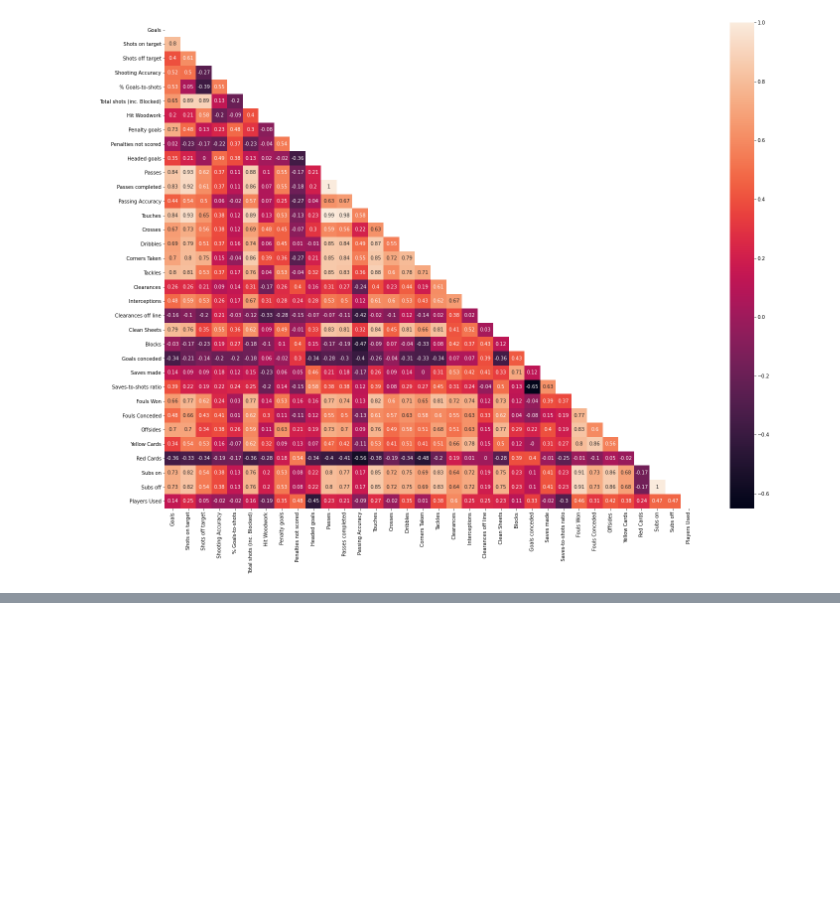
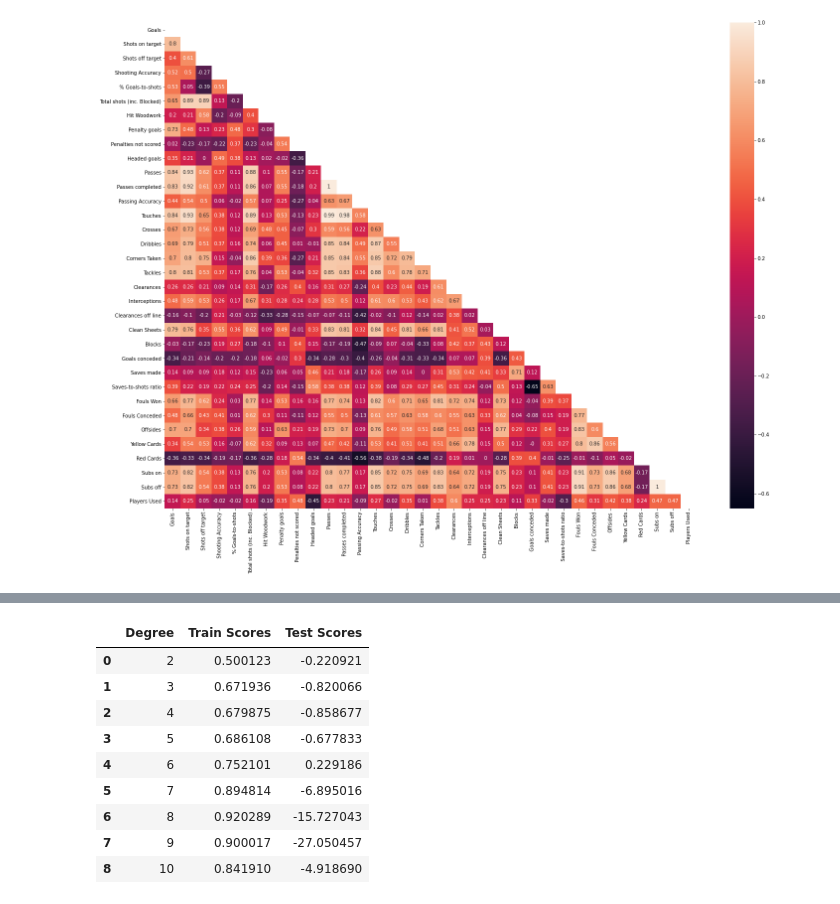
Before and after one commit to SoniaCobPac/the_bridge_bootcamp, a Jupyter notebook: week10_ML_competition_pca_kmeans/day1_gridsearch_pipelines/exercises/2.football_stats.ipynb, the cells around one changed output, grey strips where cells are left out. Cells and saved outputs as stored; diff of their text form; code cells hidden in the pictures; blank space fills up the shorter version.

```diff
--- a/week10_ML_competition_pca_kmeans/day1_gridsearch_pipelines/exercises/2.football_stats.ipynb
+++ b/week10_ML_competition_pca_kmeans/day1_gridsearch_pipelines/exercises/2.football_stats.ipynb
@@ -148,2 +147,40 @@ Test Score: 0.00041395510035546756
 # %%
 # Regresión no-lineal
+# %%
+# Consideramos desde los grados 2 a 10
+
+degree_min = 2
+degree_max = 10
+degree_list = list(range(2,11))
+train_scores = []
+test_scores = []
+
+for degree in degree_list:
+
+    polinominal_model = PolynomialFeatures(degree)
+    X_poly = polinominal_model.fit_transform(X, y)
+
+    X_train, X_test, y_train, y_test = train_test_split(X_poly, y, test_size=0.20, random_state=42)
+
+    poli_model = LinearRegression()
+    poli_model.fit(X_train, y_train)
+    y_pred = poli_model.predict(X_poly)
+
+    train_scores.append(poli_model.score(X_train, y_train))
+    test_scores.append(poli_model.score(X_test, y_test))
+
+dictionary = {"Degree": degree_list, "Train Scores": train_scores, "Test Scores": test_scores}
+
+scores = pd.DataFrame(dictionary)
+scores
+# %% [output]
+|  | Degree | Train Scores | Test Scores |
+| 0 | 2 | 0.500123 | -0.220921 |
+| 1 | 3 | 0.671936 | -0.820066 |
+| 2 | 4 | 0.679875 | -0.858677 |
+| 3 | 5 | 0.686108 | -0.677833 |
+| 4 | 6 | 0.752101 | 0.229186 |
+| 5 | 7 | 0.894814 | -6.895016 |
+| 6 | 8 | 0.920289 | -15.727043 |
+| 7 | 9 | 0.900017 | -27.050457 |
+| 8 | 10 | 0.841910 | -4.918690 |
```
Also changed, not shown: parts of 28 cells of this notebook, 14 other files.
